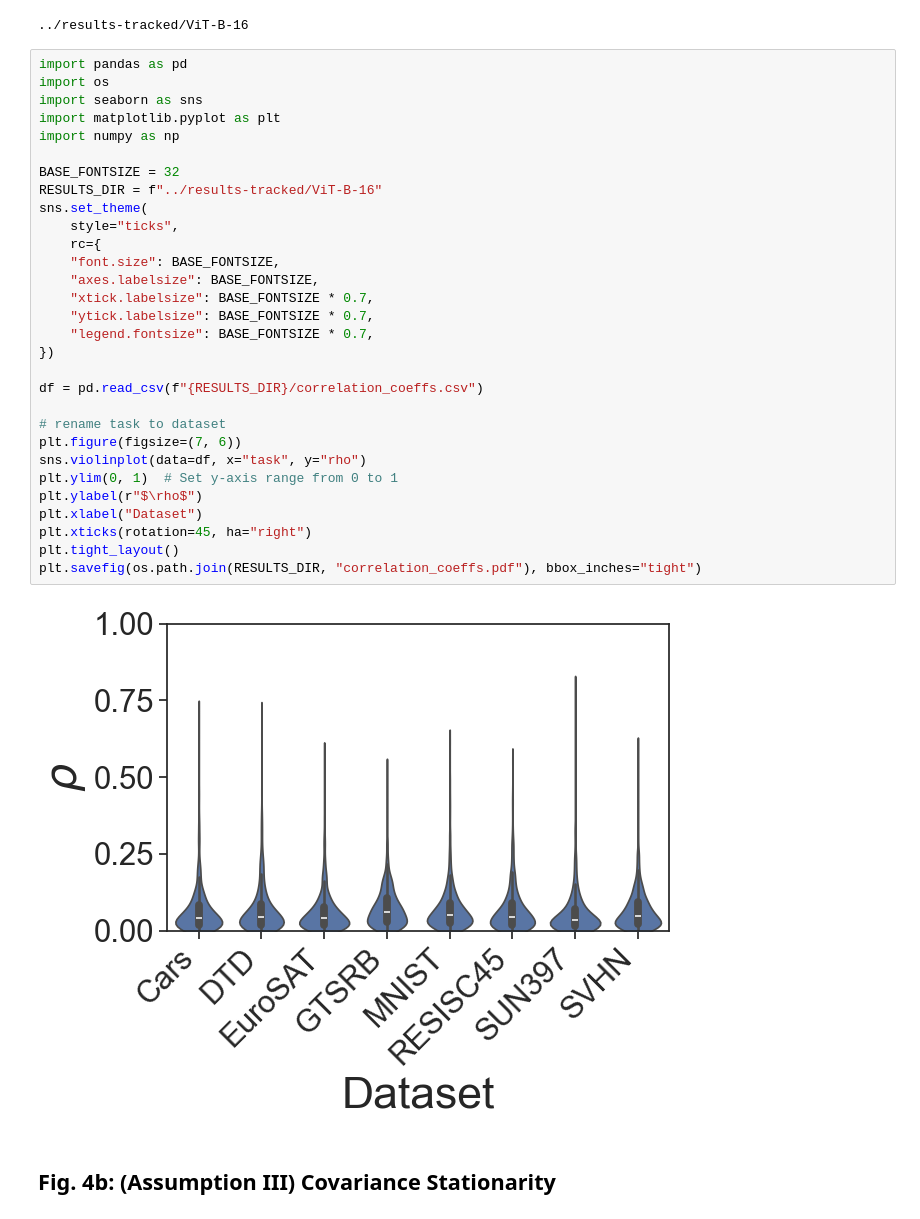
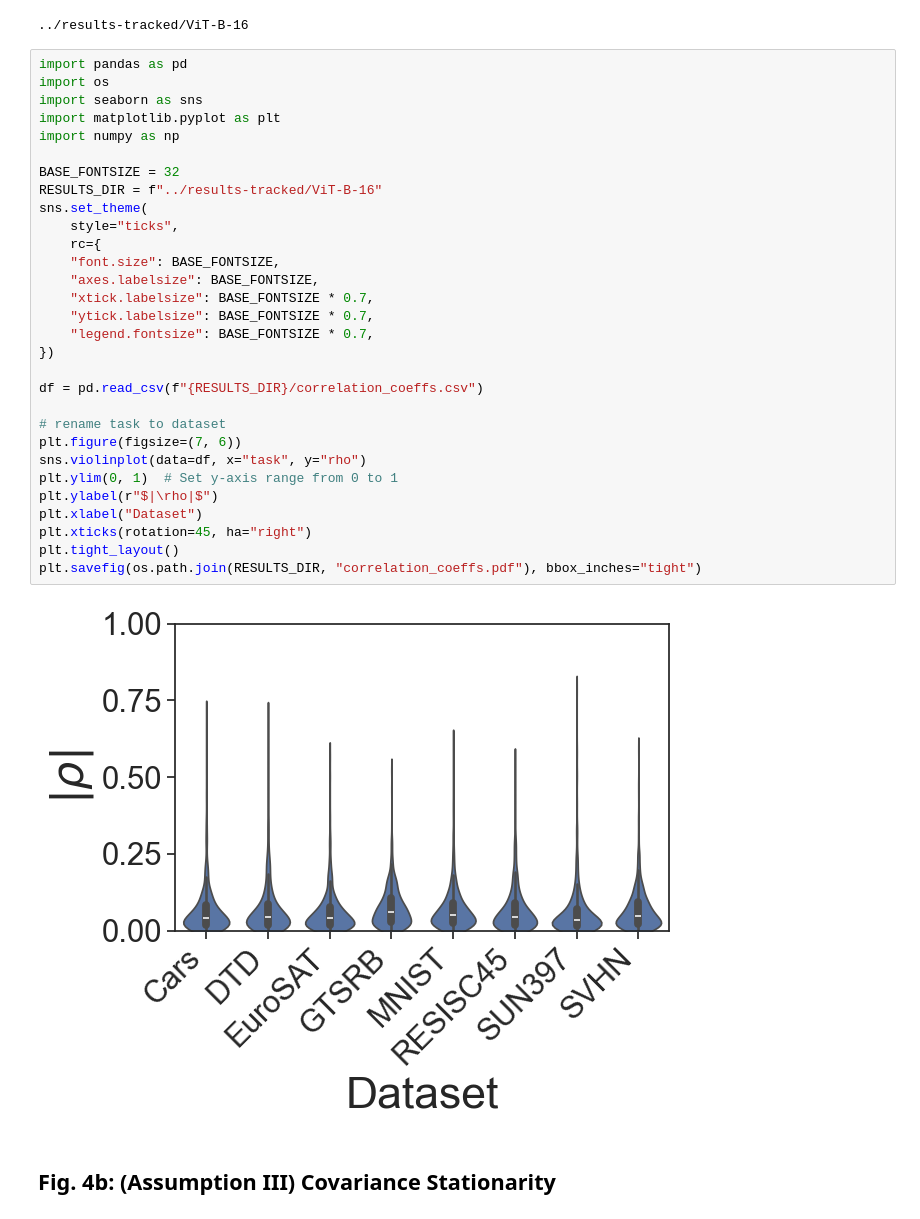
Before and after one commit to marawangamal/eigcov, a Jupyter notebook: notebooks/analysis.ipynb, the cells around one changed output. Drawn from its saved outputs; the diff is of its cells as text.

```diff
--- a/notebooks/analysis.ipynb
+++ b/notebooks/analysis.ipynb
@@ -1005,35 +1023,35 @@ df.to_csv(f"../results/ViT-B-16/correlation_coeffs.csv", index=False)
 # %%
 import pandas as pd
 import os
 import seaborn as sns
 import matplotlib.pyplot as plt
 import numpy as np
 
 BASE_FONTSIZE = 32
 RESULTS_DIR = f"../results-tracked/ViT-B-16"
 sns.set_theme(
     style="ticks",
     rc={
     "font.size": BASE_FONTSIZE,
     "axes.labelsize": BASE_FONTSIZE,
     "xtick.labelsize": BASE_FONTSIZE * 0.7,
     "ytick.labelsize": BASE_FONTSIZE * 0.7,
     "legend.fontsize": BASE_FONTSIZE * 0.7,
 })
 
 df = pd.read_csv(f"{RESULTS_DIR}/correlation_coeffs.csv")
 
 # rename task to dataset
 plt.figure(figsize=(7, 6))
 sns.violinplot(data=df, x="task", y="rho")
 plt.ylim(0, 1)  # Set y-axis range from 0 to 1
-plt.ylabel(r"$\rho$")
+plt.ylabel(r"$|\rho|$")
 plt.xlabel("Dataset")
 plt.xticks(rotation=45, ha="right")
 plt.tight_layout()
 plt.savefig(os.path.join(RESULTS_DIR, "correlation_coeffs.pdf"), bbox_inches="tight")
 # %% [output]
-[figure, old version]
+[figure, new version]
 # %% [markdown]
 ## Fig. 4b: (Assumption III) Covariance Stationarity
 # %%
```
Also changed, not shown: parts of 3 cells of this notebook, 5 other files.
